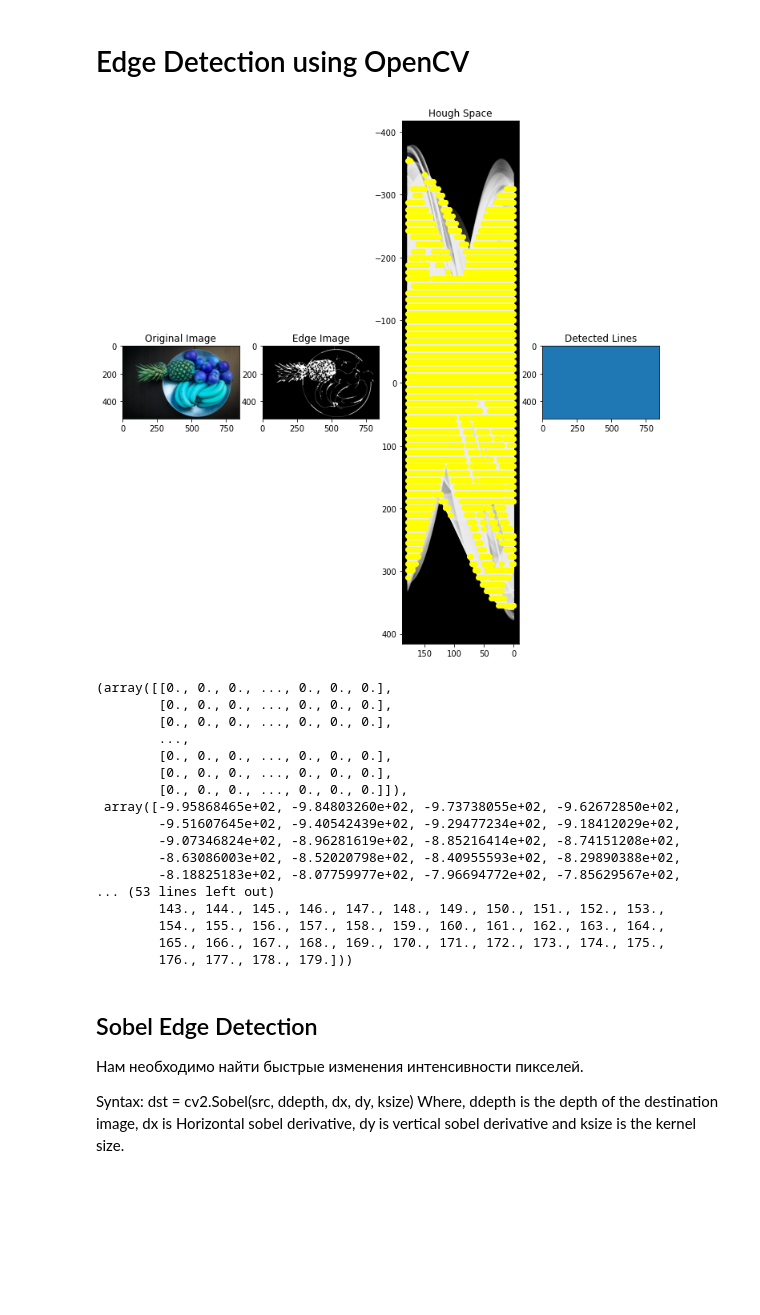
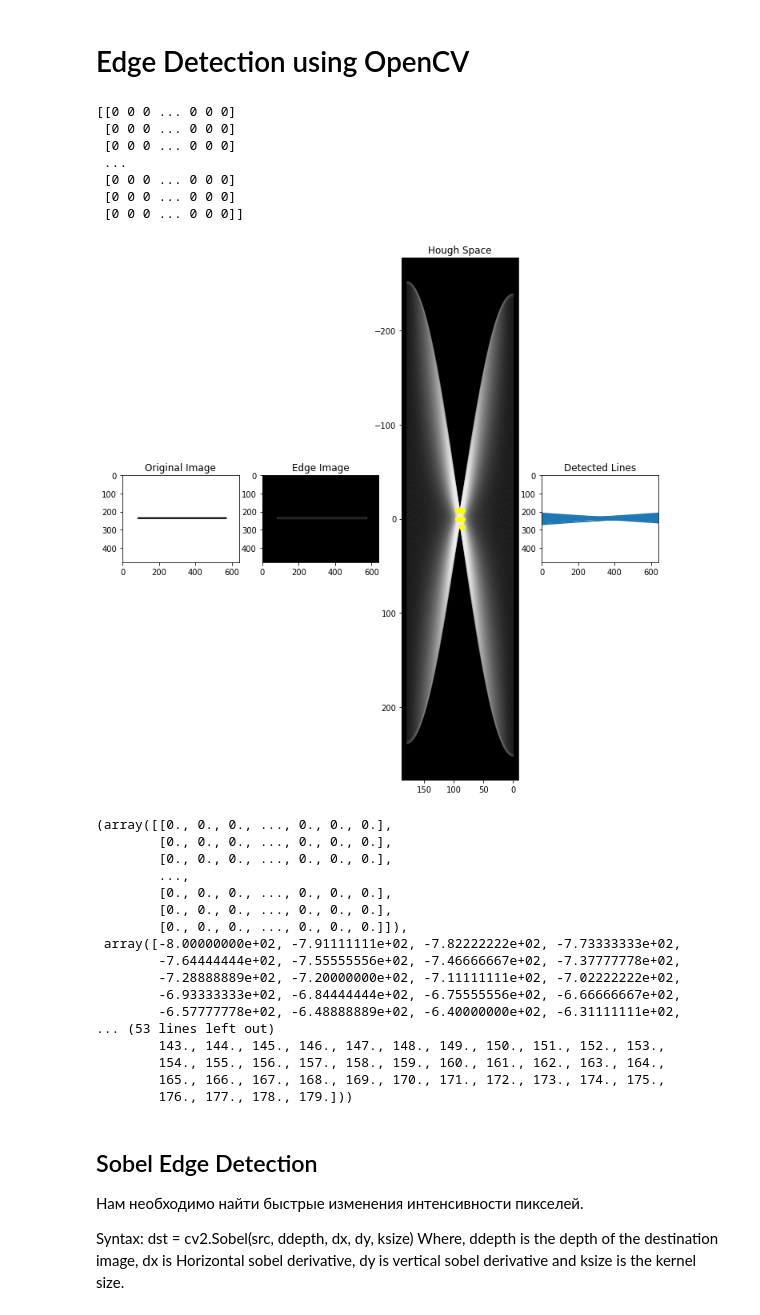
Before and after one commit to alexander-toschev/cv-course, a Jupyter notebook: FD_Line_Detection_Hough.ipynb, the cells around one changed output. Saved outputs shown, nothing was run; the diff lists cells and outputs as text; code cells hidden in the pictures; blank space fills up the shorter version.

```diff
--- a/FD_Line_Detection_Hough.ipynb
+++ b/FD_Line_Detection_Hough.ipynb
@@ -80,40 +86,48 @@ def line_detection_non_vectorized(image, edge_image, num_rhos=180, num_thetas=18
   plt.show()
   return accumulator, rhos, thetas
 # %%
-img = cv2.imread('test.jpg')
-edge_image = cv2.cvtColor(img, cv2.COLOR_BGR2GRAY)
+img = cv2.imread('line.jpg')
+edge_image = cv2.cvtColor(img, cv2.COLOR_RGB2GRAY)
 edge_image = cv2.GaussianBlur(edge_image, (3, 3), 1)
 edge_image = cv2.Canny(edge_image, 100, 200)
-edge_image = cv2.dilate(
-        edge_image,
-        cv2.getStructuringElement(cv2.MORPH_RECT, (5, 5)),
-        iterations=1
-)
-edge_image = cv2.erode(
-        edge_image,
-        cv2.getStructuringElement(cv2.MORPH_RECT, (5, 5)),
-        iterations=1
-)
+# https://www.javatpoint.com/opencv-erosion-and-dilation
+#edge_image = cv2.dilate(
+#        edge_image,
+#        cv2.getStructuringElement(cv2.MORPH_RECT, (5, 5)),
+#        iterations=1
+#)
+#edge_image = cv2.erode(
+#        edge_image,
+#        cv2.getStructuringElement(cv2.MORPH_RECT, (5, 5)),
+#        iterations=1
+#)
 line_detection_non_vectorized(img, edge_image)
 # %% [output]
+[[0 0 0 ... 0 0 0]
+ [0 0 0 ... 0 0 0]
+ [0 0 0 ... 0 0 0]
+ ...
+ [0 0 0 ... 0 0 0]
+ [0 0 0 ... 0 0 0]
+ [0 0 0 ... 0 0 0]]
-[figure, old version]
+[figure, new version]
-(array([[0., 0., 0., ..., 0., 0., 0.],
-        [0., 0., 0., ..., 0., 0., 0.],
-        [0., 0., 0., ..., 0., 0., 0.],
-        ...,
-        [0., 0., 0., ..., 0., 0., 0.],
-        [0., 0., 0., ..., 0., 0., 0.],
-        [0., 0., 0., ..., 0., 0., 0.]]),
- array([-9.95868465e+02, -9.84803260e+02, -9.73738055e+02, -9.62672850e+02,
-        -9.51607645e+02, -9.40542439e+02, -9.29477234e+02, -9.18412029e+02,
-        -9.07346824e+02, -8.96281619e+02, -8.85216414e+02, -8.74151208e+02,
-        -8.63086003e+02, -8.52020798e+02, -8.40955593e+02, -8.29890388e+02,
-        -8.18825183e+02, -8.07759977e+02, -7.96694772e+02, -7.85629567e+02,
-... (53 lines left out)
-        143., 144., 145., 146., 147., 148., 149., 150., 151., 152., 153.,
-        154., 155., 156., 157., 158., 159., 160., 161., 162., 163., 164.,
-        165., 166., 167., 168., 169., 170., 171., 172., 173., 174., 175.,
-        176., 177., 178., 179.]))
+(array([[0., 0., 0., ..., 0., 0., 0.],
+        [0., 0., 0., ..., 0., 0., 0.],
+        [0., 0., 0., ..., 0., 0., 0.],
+        ...,
+        [0., 0., 0., ..., 0., 0., 0.],
+        [0., 0., 0., ..., 0., 0., 0.],
+        [0., 0., 0., ..., 0., 0., 0.]]),
+ array([-8.00000000e+02, -7.91111111e+02, -7.82222222e+02, -7.73333333e+02,
+        -7.64444444e+02, -7.55555556e+02, -7.46666667e+02, -7.37777778e+02,
+        -7.28888889e+02, -7.20000000e+02, -7.11111111e+02, -7.02222222e+02,
+        -6.93333333e+02, -6.84444444e+02, -6.75555556e+02, -6.66666667e+02,
+        -6.57777778e+02, -6.48888889e+02, -6.40000000e+02, -6.31111111e+02,
+... (53 lines left out)
+        143., 144., 145., 146., 147., 148., 149., 150., 151., 152., 153.,
+        154., 155., 156., 157., 158., 159., 160., 161., 162., 163., 164.,
+        165., 166., 167., 168., 169., 170., 171., 172., 173., 174., 175.,
+        176., 177., 178., 179.]))
 # %% [markdown]
 ## Sobel Edge Detection
 
```
Also changed, not shown: parts of 1 cell of this notebook.
